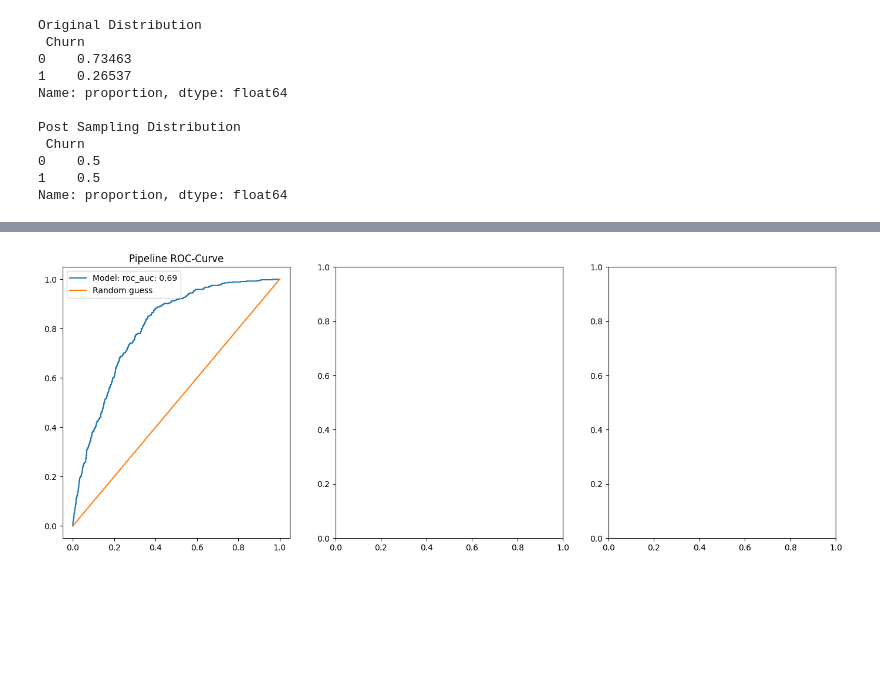
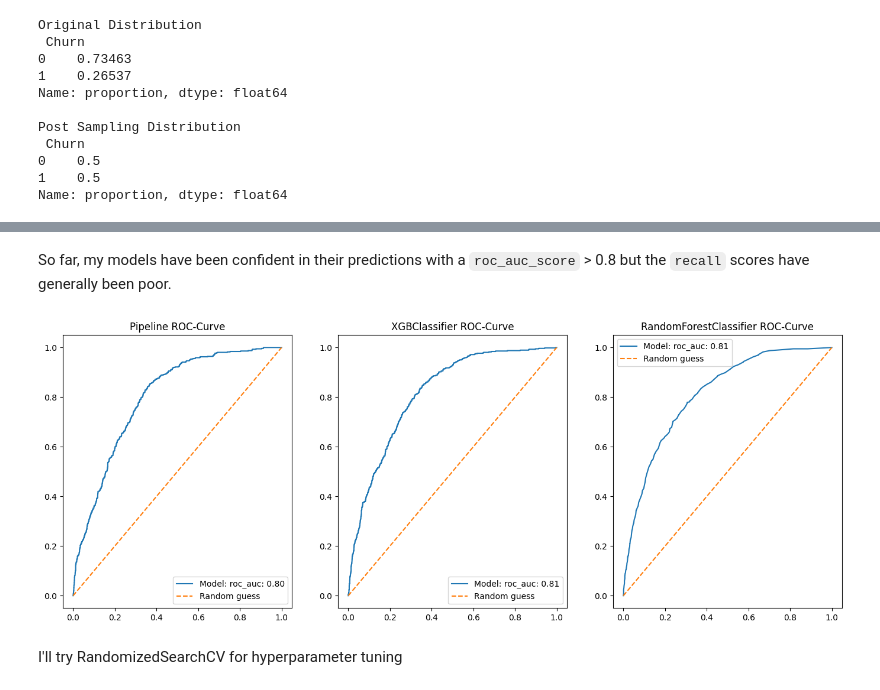
Before and after one commit to DevMohdFaiz/Teleco-Churn, a Jupyter notebook: teleco_nb.ipynb, the cells around one changed output, grey strips where cells are left out. Cells and saved outputs as stored; diff of their text form; code cells hidden in the pictures; blank space fills up the shorter version.

```diff
--- a/teleco_nb.ipynb
+++ b/teleco_nb.ipynb
@@ -180,9 +180,9 @@ df= telecom_df.copy()
 df = feature_engineering.binary_enc(df)
 df = feature_engineering.service_count(df)
 df = feature_engineering.check_price_increase(df)
-df = feature_engineering.cluster_customers(df)
+df, model_scaler, model_kmeans = feature_engineering.cluster_customers(df)
 df = feature_engineering.encode_cat_cols(df, cat_cols=cat_cols)
-cols_to_drop = ['customerID', '']
+# cols_to_drop = ['customerID', ]
 # %%
 feature_engineering.cluster_customers(df, visualize=True)
 # %% [output]
@@ -243,7 +244,7 @@ imb_pipeline = ImbPipeline([
 xgb_smote_model, xgb_smote_preds, xgb_smote_pred_proba = model_utils.train_model(imb_pipeline, [X_train, X_test, y_train, y_test])
 logreg, logred_pred, logreg_pred_proba = model_utils.train_model(LogisticRegression(max_iter=3000), [X_train, X_test, y_train, y_test])
 rf_model, rfpreds, rf_pred_proba = model_utils.train_model(RandomForestClassifier(), [X_train, X_test, y_train, y_test])
-xgb_model, xgb_preds, xgb_pred_proba  = model_utils.train_model(XGBClassifier(pos_scale=sum(y_train ==0) / sum(y_train==1)), [X_train, X_test, y_train, y_test])
+xgb_model, xgb_preds, xgb_pred_proba  = model_utils.train_model(XGBClassifier(scale_pos_weight=sum(y_train ==0) / sum(y_train==1)), [X_train, X_test, y_train, y_test])
 # %% [output]
 ==========
 Pipeline
@@ -307,10 +299,14 @@ weighted avg       0.76      0.77      0.76      2113
+# %% [markdown]
+So far, my models have been confident in their predictions with a `roc_auc_score` > 0.8 but the `recall` scores have generally been poor.
 # %%
 fig, ax = plt.subplots(1, 3, figsize=(17, 6))
 plt.sca(ax[0])
-model_utils.plot_roc_curve(xgb_smote_model, y_test, xgb_smote_preds, xgb_smote_pred_proba)
-# plt.sca(ax[1])
-# model_utils.plot_roc_curve(xgb_model, y_test, xgb_preds, xgb_pred_proba)
-# plt.sca(ax[2])
-# model_utils.plot_roc_curve(rf_model, y_test, rfpreds, rf_pred_proba)
+model_utils.plot_roc_curve(xgb_smote_model, y_test, xgb_smote_pred_proba)
+plt.sca(ax[1])
+model_utils.plot_roc_curve(xgb_model, y_test, xgb_pred_proba)
+plt.sca(ax[2])
+model_utils.plot_roc_curve(rf_model, y_test, rf_pred_proba)
 # %% [output]
-[figure, old version]
+[figure, new version]
+# %% [markdown]
+I'll try RandomizedSearchCV for hyperparameter tuning
```
Also changed, not shown: parts of 41 cells of this notebook, 8 other files.
